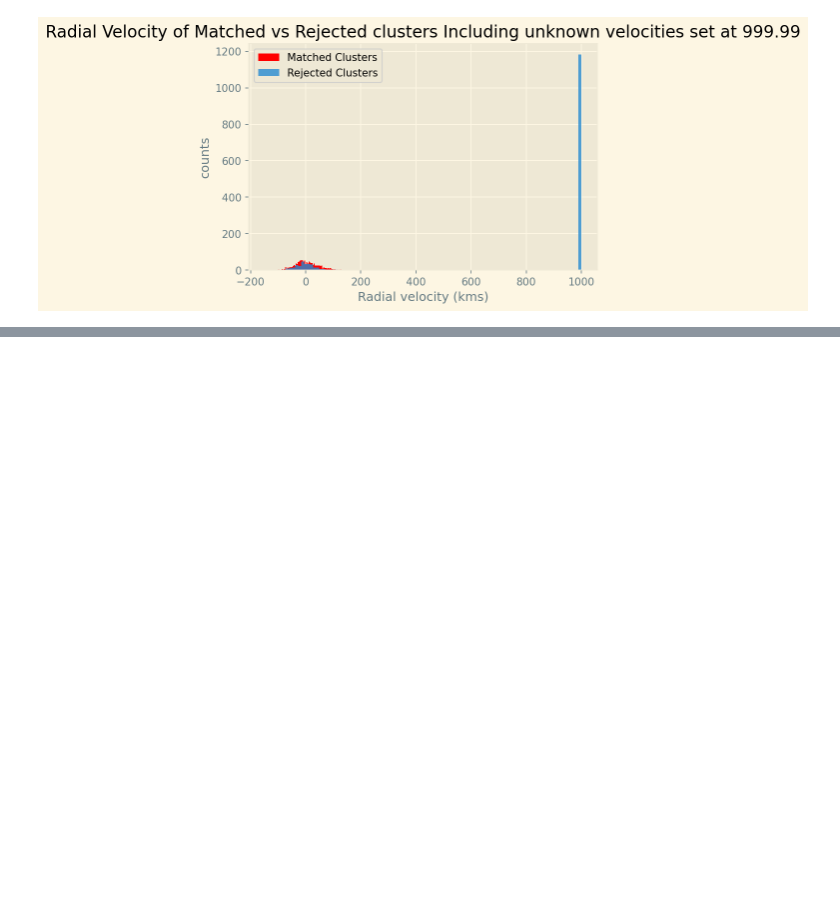
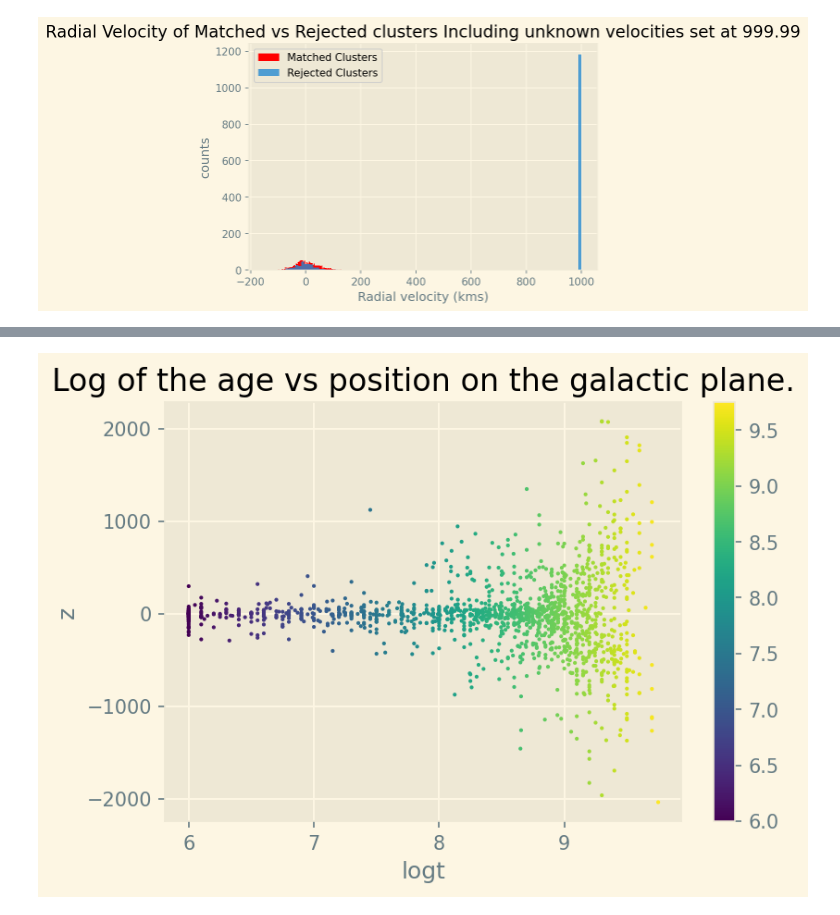
Before and after one commit to jpbatleidenuniv/BRP, a Jupyter notebook: Notebooks/MainNotebook.ipynb, the cells around one changed output, grey strips where cells are left out. Drawn from its saved outputs; the diff is of its cells as text; code cells hidden in the pictures; blank space fills up the shorter version.

```diff
--- a/Notebooks/MainNotebook.ipynb
+++ b/Notebooks/MainNotebook.ipynb
@@ -215,0 +237,12 @@ plt.show()
+# %%
+plt.scatter(khar_not_matched['logt'], kharslice_coords.z, c = khar_not_matched['logt'], cmap = 'viridis', s=1,)
+# plt.gca().set_aspect('equal')
+# plt.xlim(-5000, 5000)
+# plt.ylim(-5000, 5000)
+plt.xlabel('logt')
+plt.ylabel('z')
+plt.title('Log of the age vs position on the galactic plane.')
+plt.colorbar()
+plt.show()
+# %% [output]
+[figure, added]
```
Also changed, not shown: parts of 5 cells of this notebook.
